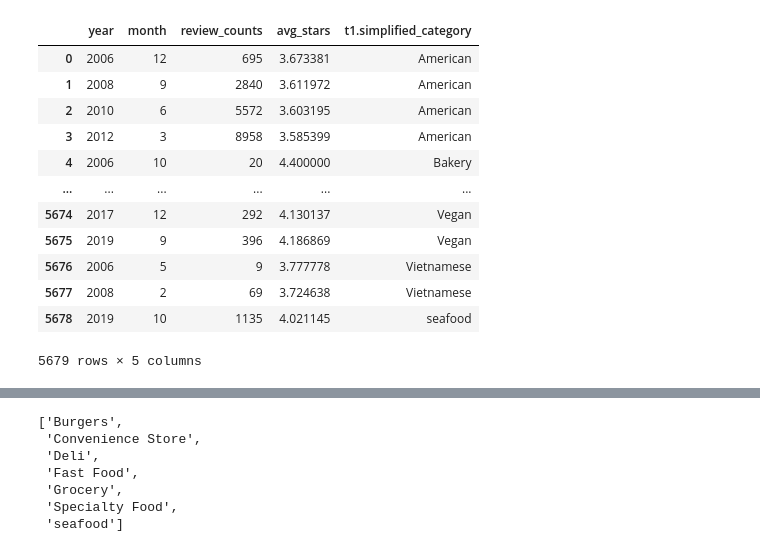
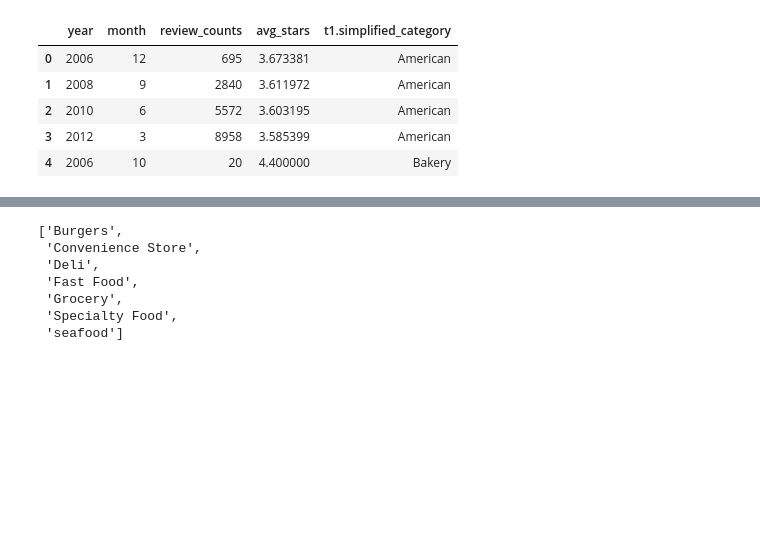
Before and after one commit to MinglunPan/MSCA31008-Data-Mining-Principles, a Jupyter notebook: DataPrepration/EDA time series.ipynb, the cells around one changed output, grey strips where cells are left out. Drawn from its saved outputs; the diff is of its cells as text; code cells hidden in the pictures; blank space fills up the shorter version.

```diff
--- a/DataPrepration/EDA time series.ipynb
+++ b/DataPrepration/EDA time series.ipynb
@@ -47,18 +20,11 @@ df
 df2 = pd.DataFrame(res, columns = [i[0].split(',')[0] for i in cursor.description])
 # %%
-df2
+df2.head()
 # %% [output]
 |  | year | month | review_counts | avg_stars | t1.simplified_category |
 | 0 | 2006 | 12 | 695 | 3.673381 | American |
 | 1 | 2008 | 9 | 2840 | 3.611972 | American |
 | 2 | 2010 | 6 | 5572 | 3.603195 | American |
 | 3 | 2012 | 3 | 8958 | 3.585399 | American |
 | 4 | 2006 | 10 | 20 | 4.400000 | Bakery |
-| ... | ... | ... | ... | ... | ... |
-| 5674 | 2017 | 12 | 292 | 4.130137 | Vegan |
-| 5675 | 2019 | 9 | 396 | 4.186869 | Vegan |
-| 5676 | 2006 | 5 | 9 | 3.777778 | Vietnamese |
-| 5677 | 2008 | 2 | 69 | 3.724638 | Vietnamese |
-| 5678 | 2019 | 10 | 1135 | 4.021145 | seafood |
-5679 rows × 5 columns
 # %%
```
Also changed, not shown: parts of 28 cells of this notebook.
